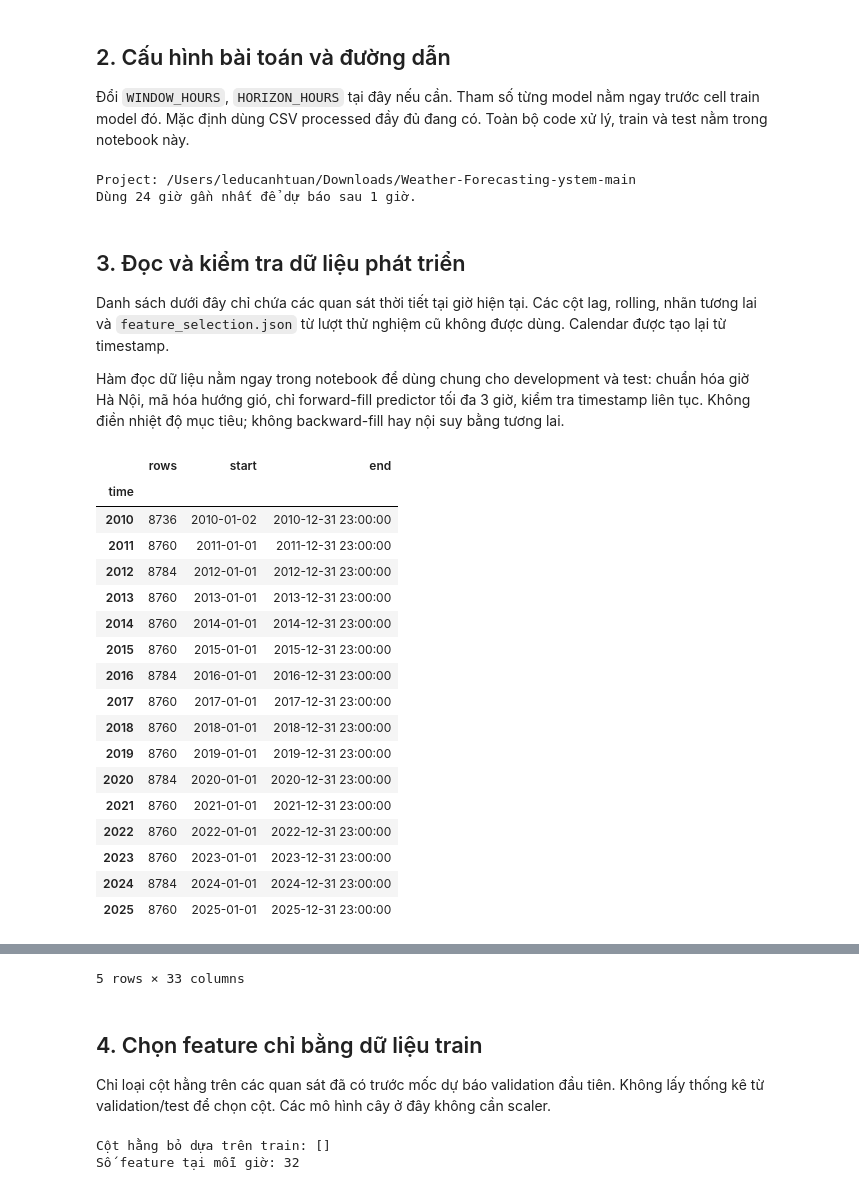
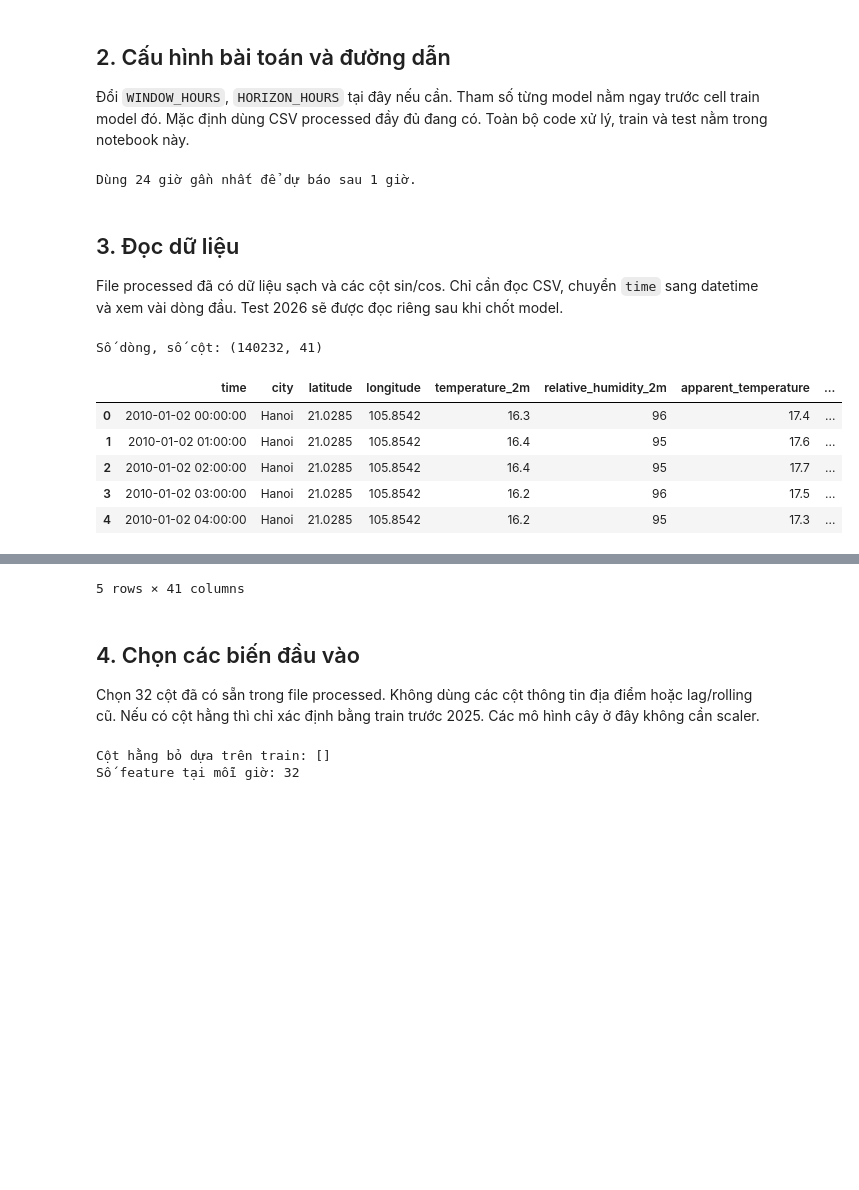
Before and after one commit to dinhhuy410/Weather-Forecasting-ystem, a Jupyter notebook: train_model/ml_models.ipynb, the cells around one changed output, grey strips where cells are left out. Cells and saved outputs as stored; diff of their text form; code cells hidden in the pictures; blank space fills up the shorter version.

Commit message:
Update ML models

```diff
--- a/train_model/ml_models.ipynb
+++ b/train_model/ml_models.ipynb
@@ -38,10 +39,8 @@ from xgboost import XGBRegressor
 Đổi `WINDOW_HOURS`, `HORIZON_HOURS` tại đây nếu cần. Tham số từng model nằm ngay trước cell train model đó. Mặc định dùng CSV processed đầy đủ đang có. Toàn bộ code xử lý, train và test nằm trong notebook này.
 # %%
 PROJECT_ROOT = Path.cwd().resolve()
-if not (PROJECT_ROOT / "data/processed/Hanoi_final.csv").exists():
+if PROJECT_ROOT.name == "train_model":
     PROJECT_ROOT = PROJECT_ROOT.parent
-if not (PROJECT_ROOT / "data/processed/Hanoi_final.csv").exists():
-    raise FileNotFoundError("Mở notebook từ thư mục gốc dự án hoặc train_model.")
 
 DEVELOPMENT_PATH = PROJECT_ROOT / "data/processed/Hanoi_final.csv"
 TEST_PATH = PROJECT_ROOT / "data/processed/Hanoi_test_final.csv"
@@ -56,18 +55,10 @@ VALIDATION_START = pd.Timestamp("2025-01-01")
 TEST_START = pd.Timestamp("2026-01-01")
 TEST_END = pd.Timestamp("2027-01-01")
 
-for name, value in {"WINDOW_HOURS": WINDOW_HOURS, "HORIZON_HOURS": HORIZON_HOURS, "N_JOBS": N_JOBS}.items():
-    if isinstance(value, bool) or not isinstance(value, int) or value < 1:
-        raise ValueError(f"{name} phải là số nguyên dương.")
-
-print("Project:", PROJECT_ROOT)
 print(f"Dùng {WINDOW_HOURS} giờ gần nhất để dự báo sau {HORIZON_HOURS} giờ.")
 # %% [output]
-Project: /Users/leducanhtuan/Downloads/Weather-Forecasting-ystem-main
 Dùng 24 giờ gần nhất để dự báo sau 1 giờ.
 # %% [markdown]
-## 3. Đọc và kiểm tra dữ liệu phát triển
+## 3. Đọc dữ liệu
 
-Danh sách dưới đây chỉ chứa các quan sát thời tiết tại giờ hiện tại. Các cột lag, rolling, nhãn tương lai và `feature_selection.json` từ lượt thử nghiệm cũ không được dùng. Calendar được tạo lại từ timestamp.
-
-Hàm đọc dữ liệu nằm ngay trong notebook để dùng chung cho development và test: chuẩn hóa giờ Hà Nội, mã hóa hướng gió, chỉ forward-fill predictor tối đa 3 giờ, kiểm tra timestamp liên tục. Không điền nhiệt độ mục tiêu; không backward-fill hay nội suy bằng tương lai.
+File processed đã có dữ liệu sạch và các cột sin/cos. Chỉ cần đọc CSV, chuyển `time` sang datetime và xem vài dòng đầu. Test 2026 sẽ được đọc riêng sau khi chốt model.
@@ -130,29 +65,12 @@ def load_observations(path):
 # %%
-# Chỉ mở dữ liệu đến hết 2025. Chưa đọc TEST_PATH.
-development = load_observations(DEVELOPMENT_PATH)
-if development.time.max() != TEST_START - pd.Timedelta(hours=1):
-    raise ValueError("Development phải kết thúc đúng 31/12/2025 23:00, không chứa 2026.")
-
-display(development.groupby(development.time.dt.year).agg(
-    rows=("time", "size"), start=("time", "min"), end=("time", "max")
-))
+development = pd.read_csv(DEVELOPMENT_PATH, parse_dates=["time"])
+print("Số dòng, số cột:", development.shape)
 display(development.head())
 # %% [output]
+Số dòng, số cột: (140232, 41)
-|  | rows | start | end |
-| time |  |  |  |
-| 2010 | 8736 | 2010-01-02 | 2010-12-31 23:00:00 |
-| 2011 | 8760 | 2011-01-01 | 2011-12-31 23:00:00 |
-| 2012 | 8784 | 2012-01-01 | 2012-12-31 23:00:00 |
-| 2013 | 8760 | 2013-01-01 | 2013-12-31 23:00:00 |
-| 2014 | 8760 | 2014-01-01 | 2014-12-31 23:00:00 |
-| 2015 | 8760 | 2015-01-01 | 2015-12-31 23:00:00 |
-| 2016 | 8784 | 2016-01-01 | 2016-12-31 23:00:00 |
-| 2017 | 8760 | 2017-01-01 | 2017-12-31 23:00:00 |
-| 2018 | 8760 | 2018-01-01 | 2018-12-31 23:00:00 |
-| 2019 | 8760 | 2019-01-01 | 2019-12-31 23:00:00 |
-| 2020 | 8784 | 2020-01-01 | 2020-12-31 23:00:00 |
-| 2021 | 8760 | 2021-01-01 | 2021-12-31 23:00:00 |
-| 2022 | 8760 | 2022-01-01 | 2022-12-31 23:00:00 |
-| 2023 | 8760 | 2023-01-01 | 2023-12-31 23:00:00 |
-| 2024 | 8784 | 2024-01-01 | 2024-12-31 23:00:00 |
-| 2025 | 8760 | 2025-01-01 | 2025-12-31 23:00:00 |
+|  | time | city | latitude | longitude | temperature_2m | relative_humidity_2m | apparent_temperature | ... |
+| 0 | 2010-01-02 00:00:00 | Hanoi | 21.0285 | 105.8542 | 16.3 | 96 | 17.4 | ... |
+| 1 | 2010-01-02 01:00:00 | Hanoi | 21.0285 | 105.8542 | 16.4 | 95 | 17.6 | ... |
+| 2 | 2010-01-02 02:00:00 | Hanoi | 21.0285 | 105.8542 | 16.4 | 95 | 17.7 | ... |
+| 3 | 2010-01-02 03:00:00 | Hanoi | 21.0285 | 105.8542 | 16.2 | 96 | 17.5 | ... |
+| 4 | 2010-01-02 04:00:00 | Hanoi | 21.0285 | 105.8542 | 16.2 | 95 | 17.3 | ... |
@@ -165,5 +77,5 @@ display(development.head())
-5 rows × 33 columns
+5 rows × 41 columns
 # %% [markdown]
-## 4. Chọn feature chỉ bằng dữ liệu train
+## 4. Chọn các biến đầu vào
 
-Chỉ loại cột hằng trên các quan sát đã có trước mốc dự báo validation đầu tiên. Không lấy thống kê từ validation/test để chọn cột. Các mô hình cây ở đây không cần scaler.
+Chọn 32 cột đã có sẵn trong file processed. Không dùng các cột thông tin địa điểm hoặc lag/rolling cũ. Nếu có cột hằng thì chỉ xác định bằng train trước 2025. Các mô hình cây ở đây không cần scaler.
```
Also changed, not shown: parts of 16 cells of this notebook, 1 other file.
